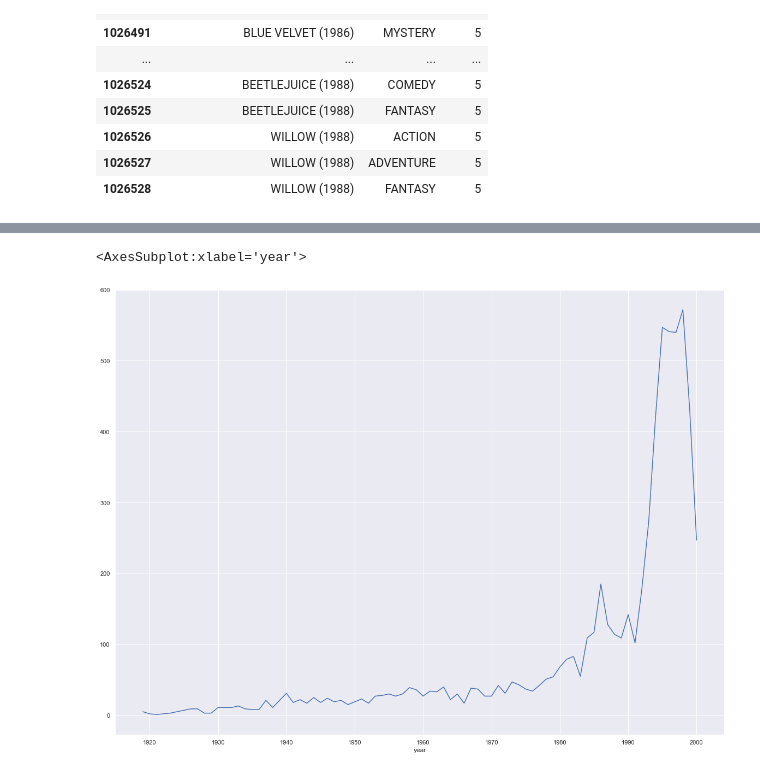
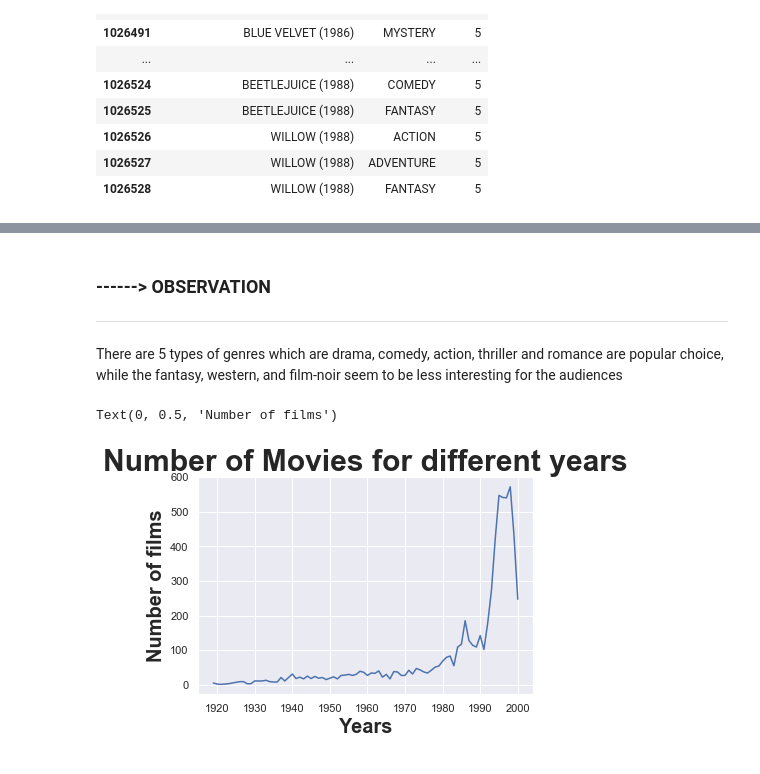
Before and after one commit to ChauHuynh1/DataScience, a Jupyter notebook: RecommenderSystem/MovieRecommenderSystem.ipynb, the cells around one changed output, grey strips where cells are left out. Saved outputs shown, nothing was run; the diff lists cells and outputs as text; code cells hidden in the pictures.

Commit message:
update movies

```diff
--- a/RecommenderSystem/MovieRecommenderSystem.ipynb
+++ b/RecommenderSystem/MovieRecommenderSystem.ipynb
@@ -689,5 +684,13 @@ movies.boxplot(column= "year")
+# %% [markdown]
+### ------> OBSERVATION
+*****
+There are 5 types of genres which are drama, comedy, action, thriller and romance are popular choice, while the fantasy, western, and film-noir seem to be less interesting for the audiences
 # %%
-movies.groupby('year').count()['movie_id'].plot()
+ax = movies.groupby('year').count()['movie_id'].plot()
+
+ax.set_title("Number of Movies for different years", fontsize = 30, fontweight = 'bold' )
+ax.set_xlabel("Years", fontsize = 20, fontweight = 'bold' )
+ax.set_ylabel("Number of films", fontsize = 20, fontweight = 'bold' )
 # %% [output]
-<AxesSubplot:xlabel='year'>
+Text(0, 0.5, 'Number of films')
-[figure, old version]
+[figure, new version]
```
Also changed, not shown: parts of 13 cells of this notebook, 1 other file.
